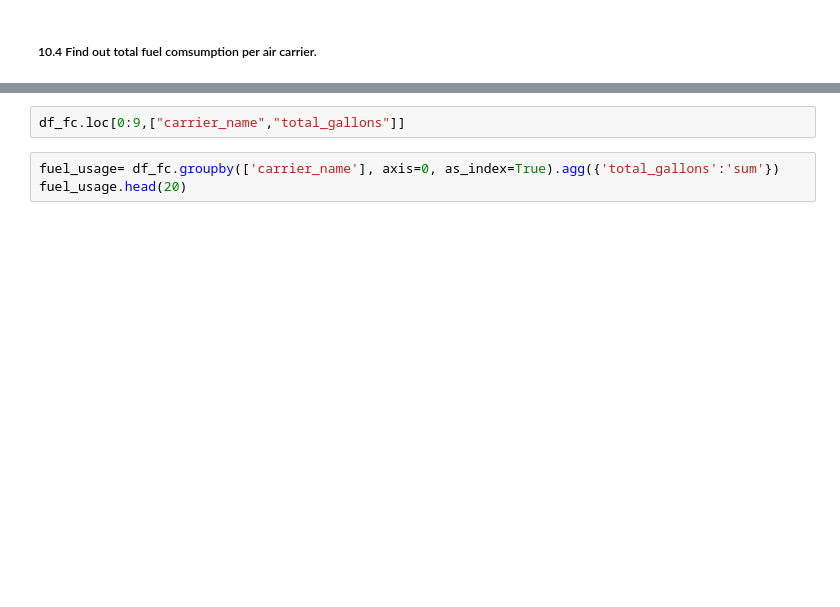
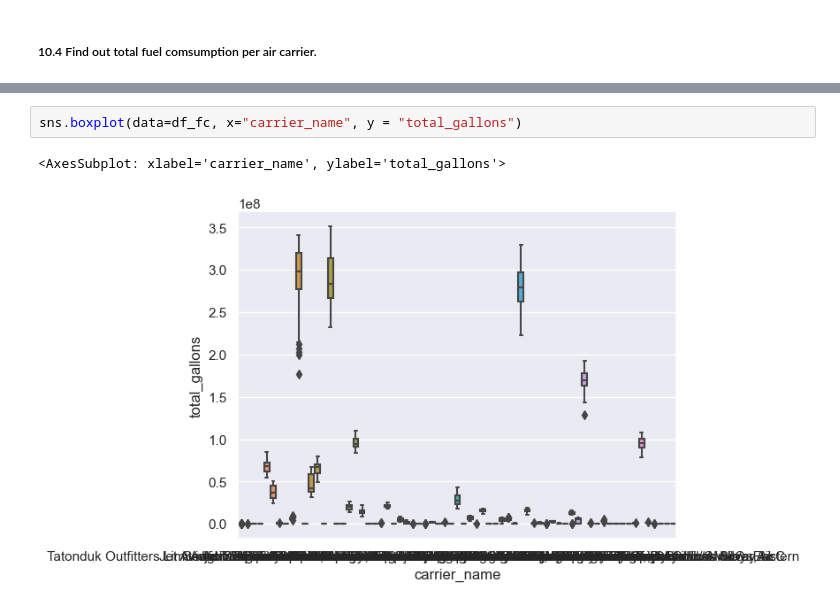
Before and after one commit to jdormaar/Flight-Delays, a Jupyter notebook: Workbook/exploratory_analysis.ipynb, the cells around one changed output, grey strips where cells are left out. Cells and saved outputs as stored; diff of their text form; blank space fills up the shorter version.

Commit message:
Added Boxplot for 10.4

```diff
--- a/Workbook/exploratory_analysis.ipynb
+++ b/Workbook/exploratory_analysis.ipynb
@@ -1113,5 +1113,5 @@ Fuel_Cons.head(15)
-# %%
-df_fc.loc[0:9,["carrier_name","total_gallons"]]
-# %%
-fuel_usage= df_fc.groupby(['carrier_name'], axis=0, as_index=True).agg({'total_gallons':'sum'})
-fuel_usage.head(20)
+# %%
+sns.boxplot(data=df_fc, x="carrier_name", y = "total_gallons")
+# %% [output]
+<AxesSubplot: xlabel='carrier_name', ylabel='total_gallons'>
+[figure, added]
```
Also changed, not shown: parts of 2 cells of this notebook.
